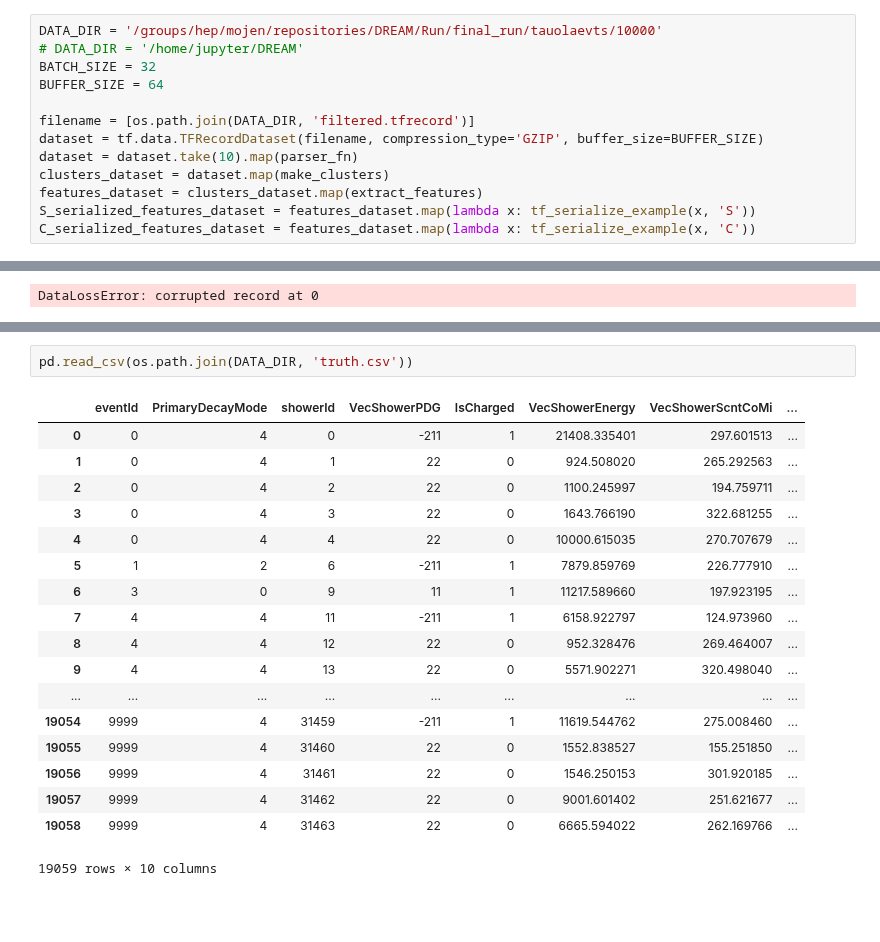
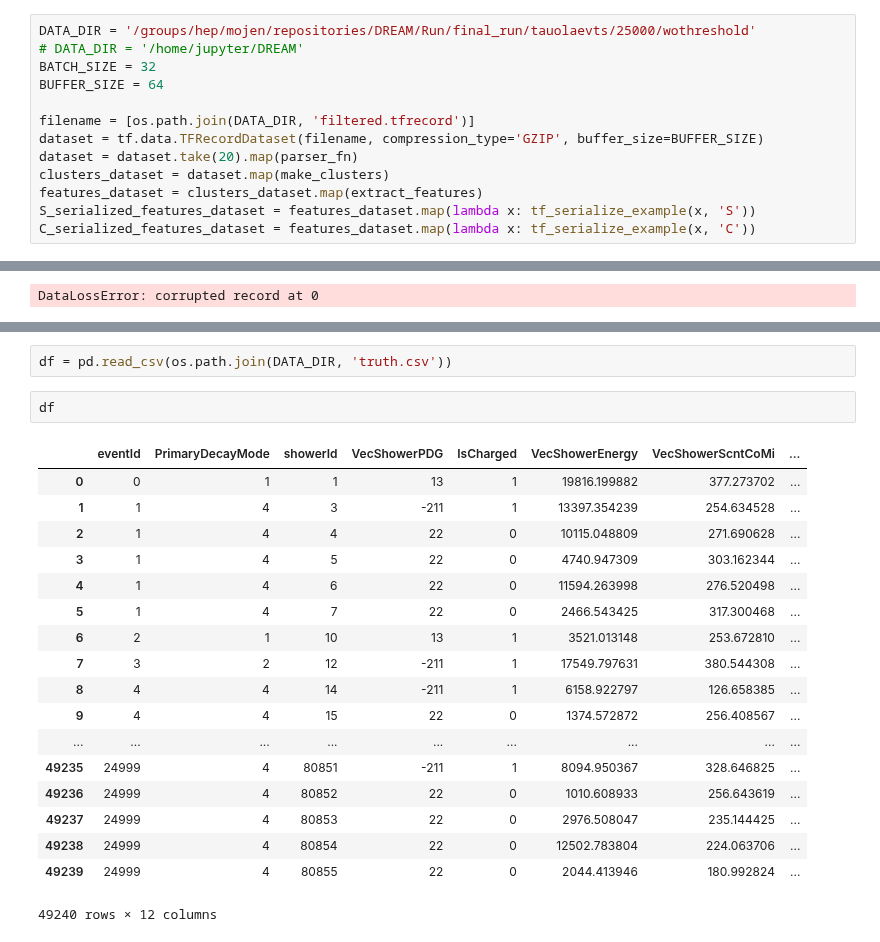
Before and after one commit to mollyhjorthjensen/DREAM, a Jupyter notebook: Analysis/run_clustering.ipynb, the cells around one changed output, grey strips where cells are left out. Drawn from its saved outputs; the diff is of its cells as text; blank space fills up the shorter version.

```diff
--- a/Analysis/run_clustering.ipynb
+++ b/Analysis/run_clustering.ipynb
@@ -56,14 +61,14 @@ def parser_fn(proto):
 
     return deserialized
 # %%
-DATA_DIR = '/groups/hep/mojen/repositories/DREAM/Run/final_run/tauolaevts/10000'
+DATA_DIR = '/groups/hep/mojen/repositories/DREAM/Run/final_run/tauolaevts/25000/wothreshold'
 # DATA_DIR = '/home/jupyter/DREAM'
 BATCH_SIZE = 32
 BUFFER_SIZE = 64
 
 filename = [os.path.join(DATA_DIR, 'filtered.tfrecord')]
 dataset = tf.data.TFRecordDataset(filename, compression_type='GZIP', buffer_size=BUFFER_SIZE)
-dataset = dataset.take(10).map(parser_fn)
+dataset = dataset.take(20).map(parser_fn)
 clusters_dataset = dataset.map(make_clusters)
 features_dataset = clusters_dataset.map(extract_features)
 S_serialized_features_dataset = features_dataset.map(lambda x: tf_serialize_example(x, 'S'))
@@ -205,21 +318,23 @@ Info in <TCanvas::Print>: png file cluster4.png has been created
 # %%
-pd.read_csv(os.path.join(DATA_DIR, 'truth.csv'))
+df = pd.read_csv(os.path.join(DATA_DIR, 'truth.csv'))
-# %% [output]
-|  | eventId | PrimaryDecayMode | showerId | VecShowerPDG | IsCharged | VecShowerEnergy | VecShowerScntCoMi | ... |
-| 0 | 0 | 4 | 0 | -211 | 1 | 21408.335401 | 297.601513 | ... |
-| 1 | 0 | 4 | 1 | 22 | 0 | 924.508020 | 265.292563 | ... |
-| 2 | 0 | 4 | 2 | 22 | 0 | 1100.245997 | 194.759711 | ... |
-| 3 | 0 | 4 | 3 | 22 | 0 | 1643.766190 | 322.681255 | ... |
-| 4 | 0 | 4 | 4 | 22 | 0 | 10000.615035 | 270.707679 | ... |
-| 5 | 1 | 2 | 6 | -211 | 1 | 7879.859769 | 226.777910 | ... |
-| 6 | 3 | 0 | 9 | 11 | 1 | 11217.589660 | 197.923195 | ... |
-| 7 | 4 | 4 | 11 | -211 | 1 | 6158.922797 | 124.973960 | ... |
-| 8 | 4 | 4 | 12 | 22 | 0 | 952.328476 | 269.464007 | ... |
-| 9 | 4 | 4 | 13 | 22 | 0 | 5571.902271 | 320.498040 | ... |
-| ... | ... | ... | ... | ... | ... | ... | ... | ... |
-| 19054 | 9999 | 4 | 31459 | -211 | 1 | 11619.544762 | 275.008460 | ... |
-| 19055 | 9999 | 4 | 31460 | 22 | 0 | 1552.838527 | 155.251850 | ... |
-| 19056 | 9999 | 4 | 31461 | 22 | 0 | 1546.250153 | 301.920185 | ... |
-| 19057 | 9999 | 4 | 31462 | 22 | 0 | 9001.601402 | 251.621677 | ... |
-| 19058 | 9999 | 4 | 31463 | 22 | 0 | 6665.594022 | 262.169766 | ... |
-19059 rows × 10 columns
+# %%
+df
+# %% [output]
+|  | eventId | PrimaryDecayMode | showerId | VecShowerPDG | IsCharged | VecShowerEnergy | VecShowerScntCoMi | ... |
+| 0 | 0 | 1 | 1 | 13 | 1 | 19816.199882 | 377.273702 | ... |
+| 1 | 1 | 4 | 3 | -211 | 1 | 13397.354239 | 254.634528 | ... |
+| 2 | 1 | 4 | 4 | 22 | 0 | 10115.048809 | 271.690628 | ... |
+| 3 | 1 | 4 | 5 | 22 | 0 | 4740.947309 | 303.162344 | ... |
+| 4 | 1 | 4 | 6 | 22 | 0 | 11594.263998 | 276.520498 | ... |
+| 5 | 1 | 4 | 7 | 22 | 0 | 2466.543425 | 317.300468 | ... |
+| 6 | 2 | 1 | 10 | 13 | 1 | 3521.013148 | 253.672810 | ... |
+| 7 | 3 | 2 | 12 | -211 | 1 | 17549.797631 | 380.544308 | ... |
+| 8 | 4 | 4 | 14 | -211 | 1 | 6158.922797 | 126.658385 | ... |
+| 9 | 4 | 4 | 15 | 22 | 0 | 1374.572872 | 256.408567 | ... |
+| ... | ... | ... | ... | ... | ... | ... | ... | ... |
+| 49235 | 24999 | 4 | 80851 | -211 | 1 | 8094.950367 | 328.646825 | ... |
+| 49236 | 24999 | 4 | 80852 | 22 | 0 | 1010.608933 | 256.643619 | ... |
+| 49237 | 24999 | 4 | 80853 | 22 | 0 | 2976.508047 | 235.144425 | ... |
+| 49238 | 24999 | 4 | 80854 | 22 | 0 | 12502.783804 | 224.063706 | ... |
+| 49239 | 24999 | 4 | 80855 | 22 | 0 | 2044.413946 | 180.992824 | ... |
+49240 rows × 12 columns
```
Also changed, not shown: parts of 9 cells of this notebook, 2 other files.
